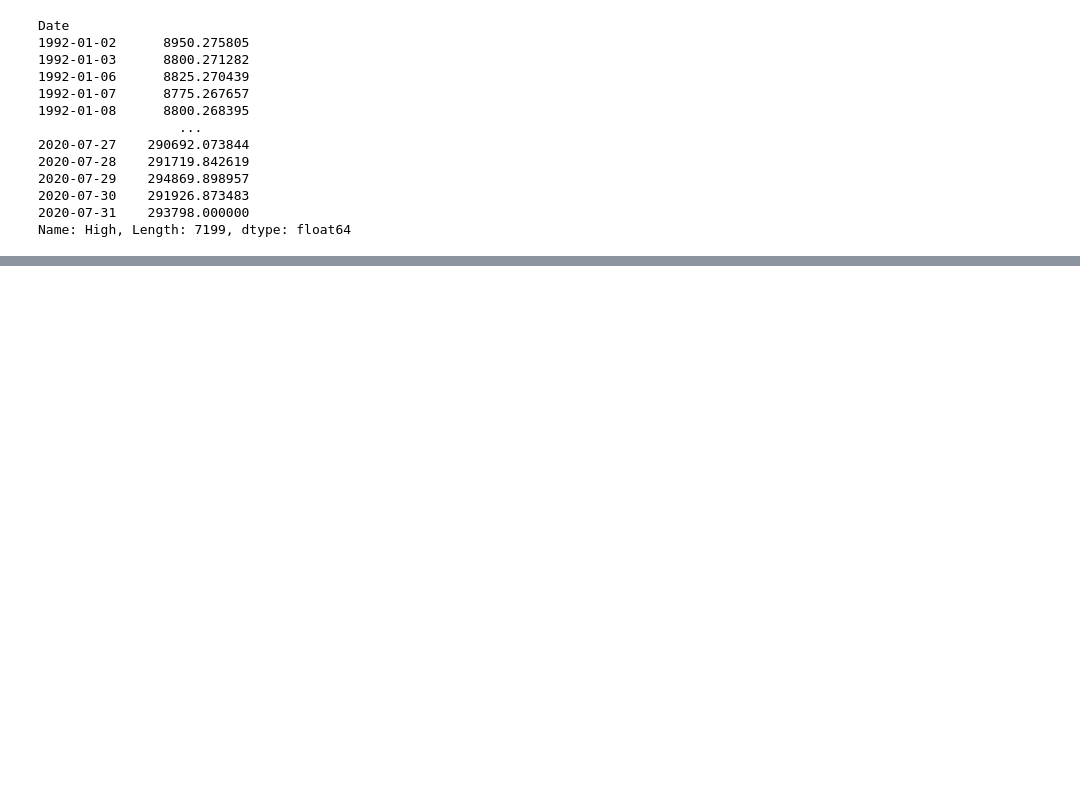
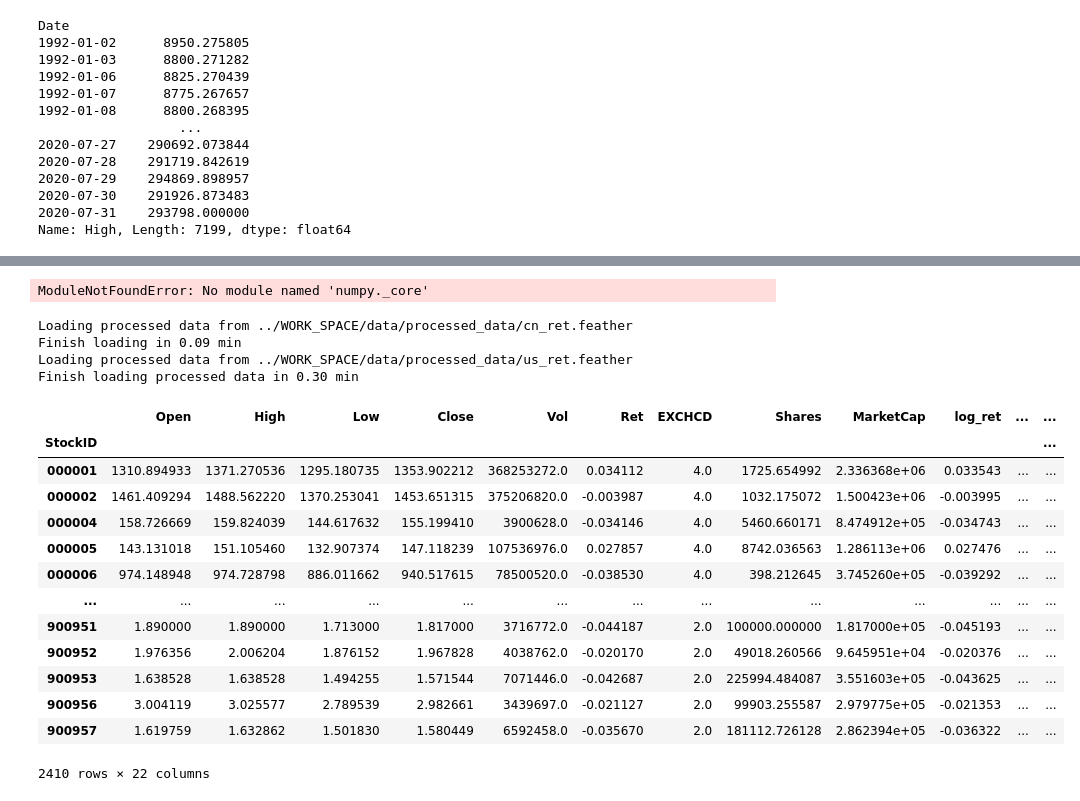
Before and after one commit to rliu4936/bob22, a Jupyter notebook: main.ipynb, the cells around one changed output, grey strips where cells are left out. Saved outputs shown, nothing was run; the diff lists cells and outputs as text; code cells hidden in the pictures; blank space fills up the shorter version.

```diff
--- a/main.ipynb
+++ b/main.ipynb
@@ -199,0 +289,65 @@ Name: High, Length: 7199, dtype: float64
+# %%
+import numpy as np
+import pandas as pd
+
+# Load the .npz file
+path = "../WORK_SPACE/data/stocks_dataset/stocks_USA/dataset_all/20d_week_has_vb_[20]_ma_2000_ts_data_new.npz"
+data = np.load(path, allow_pickle=True)
+data_dict = data["data_dict"].item()
+
+# View keys
+print("Keys in data_dict:")
+print(list(data_dict.keys()))
+
+# Inspect predictors
+predictors = data_dict["predictor"]
+print("\nPredictors shape:", predictors.shape)  # (N, 6, 20)
+print("First predictor matrix:\n", predictors[0])
+
+# Inspect labels
+print("\nFirst 5 dates:", data_dict["Date"][:5])
+print("First 5 stock IDs:", data_dict["StockID"][:5])
+print("First 5 Ret_5d values:", data_dict["Ret_5d"][:5])
+print("First 5 Ret_5d labels:", data_dict["Ret_5d_label"][:5])
+# %% [output]
+ModuleNotFoundError: No module named 'numpy._core'
+# %%
+import pandas as pd
+import os
+os.chdir('/Users/ronaldliu/Downloads/jiang_2023/Scripts_2')
+
+import numpy as np
+import pandas as pd
+from Data import equity_data as eqd   # make sure Scripts_2 is on PYTHONPATH
+
+
+cn_ret = eqd.processed_CN_data()
+us_ret = eqd.processed_US_data()
+# %% [output]
+Loading processed data from ../WORK_SPACE/data/processed_data/cn_ret.feather
+Finish loading in 0.09 min
+Loading processed data from ../WORK_SPACE/data/processed_data/us_ret.feather
+Finish loading processed data in 0.30 min
+# %%
+target = pd.Timestamp("2015-06-04")     # or pd.to_datetime("2015-06-05")
+
+# a) all stocks on that day
+cn_rows = cn_ret.loc[target]               # same as cn_ret.xs(target, level="Date")
+us_rows = us_ret.loc[target]
+# %%
+cn_rows
+# %% [output]
+|  | Open | High | Low | Close | Vol | Ret | EXCHCD | Shares | MarketCap | log_ret | ... | ... |
+| StockID |  |  |  |  |  |  |  |  |  |  |  | ... |
+| 000001 | 1310.894933 | 1371.270536 | 1295.180735 | 1353.902212 | 368253272.0 | 0.034112 | 4.0 | 1725.654992 | 2.336368e+06 | 0.033543 | ... | ... |
+| 000002 | 1461.409294 | 1488.562220 | 1370.253041 | 1453.651315 | 375206820.0 | -0.003987 | 4.0 | 1032.175072 | 1.500423e+06 | -0.003995 | ... | ... |
+| 000004 | 158.726669 | 159.824039 | 144.617632 | 155.199410 | 3900628.0 | -0.034146 | 4.0 | 5460.660171 | 8.474912e+05 | -0.034743 | ... | ... |
+| 000005 | 143.131018 | 151.105460 | 132.907374 | 147.118239 | 107536976.0 | 0.027857 | 4.0 | 8742.036563 | 1.286113e+06 | 0.027476 | ... | ... |
+| 000006 | 974.148948 | 974.728798 | 886.011662 | 940.517615 | 78500520.0 | -0.038530 | 4.0 | 398.212645 | 3.745260e+05 | -0.039292 | ... | ... |
+| ... | ... | ... | ... | ... | ... | ... | ... | ... | ... | ... | ... | ... |
+| 900951 | 1.890000 | 1.890000 | 1.713000 | 1.817000 | 3716772.0 | -0.044187 | 2.0 | 100000.000000 | 1.817000e+05 | -0.045193 | ... | ... |
+| 900952 | 1.976356 | 2.006204 | 1.876152 | 1.967828 | 4038762.0 | -0.020170 | 2.0 | 49018.260566 | 9.645951e+04 | -0.020376 | ... | ... |
+| 900953 | 1.638528 | 1.638528 | 1.494255 | 1.571544 | 7071446.0 | -0.042687 | 2.0 | 225994.484087 | 3.551603e+05 | -0.043625 | ... | ... |
+| 900956 | 3.004119 | 3.025577 | 2.789539 | 2.982661 | 3439697.0 | -0.021127 | 2.0 | 99903.255587 | 2.979775e+05 | -0.021353 | ... | ... |
+| 900957 | 1.619759 | 1.632862 | 1.501830 | 1.580449 | 6592458.0 | -0.035670 | 2.0 | 181112.726128 | 2.862394e+05 | -0.036322 | ... | ... |
+2410 rows × 22 columns
```
Also changed, not shown: parts of 16 cells of this notebook, 14 other files.
